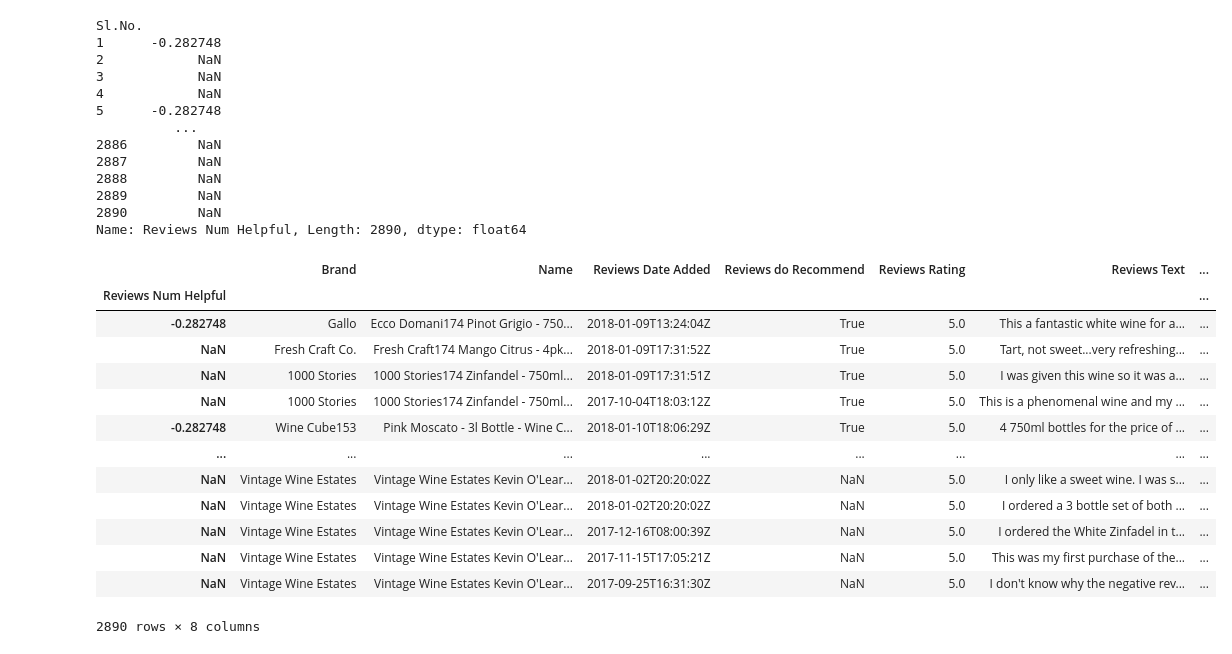
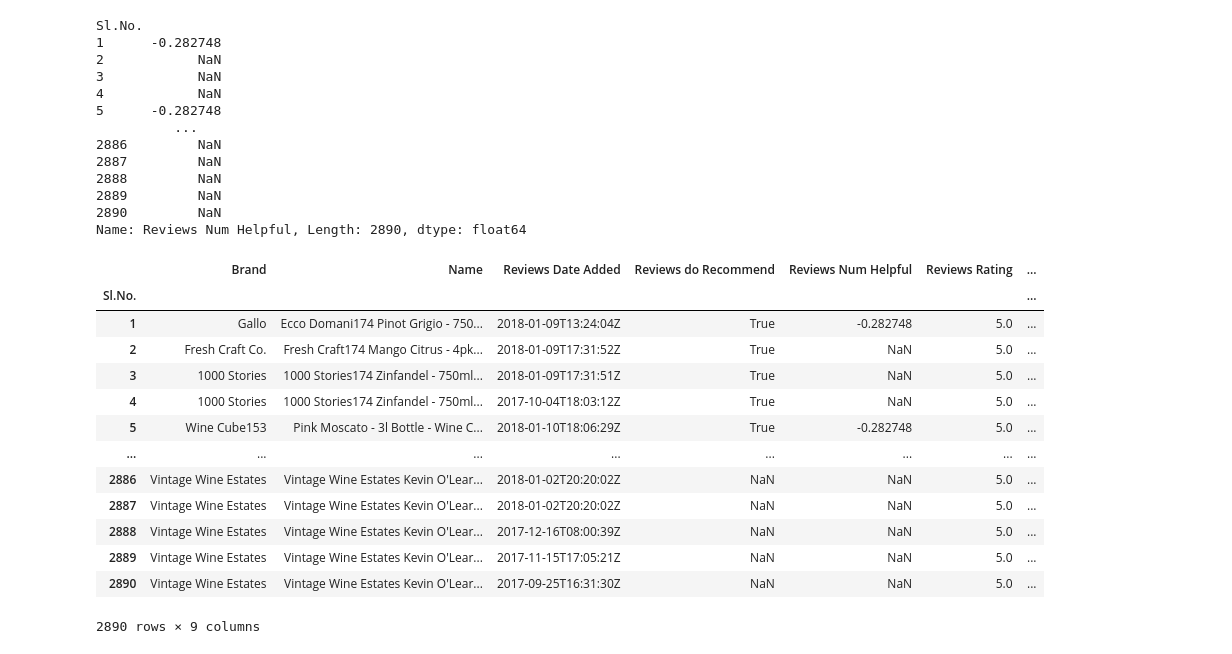
Before and after one commit to alighaderipour/python_hundred_days, a Jupyter notebook: Pandas/Kaggle/3-summary functions and maps.ipynb, the cells around one changed output. Drawn from its saved outputs; the diff is of its cells as text; code cells hidden in the pictures.

```diff
--- a/Pandas/Kaggle/3-summary functions and maps.ipynb
+++ b/Pandas/Kaggle/3-summary functions and maps.ipynb
@@ -162,22 +162,22 @@ Name: Reviews Num Helpful, Length: 2890, dtype: float64
 # %%
 def reviews_num_helpful(row):
     row["Reviews Num Helpful"] = row["Reviews Num Helpful"] - reviews_num_helpful_mean
     return row
 
 
-reviews.apply(reviews_num_helpful, axis='columns').set_index('Reviews Num Helpful')
+reviews.apply(reviews_num_helpful, axis='columns')
 # %% [output]
-|  | Brand | Name | Reviews Date Added | Reviews do Recommend | Reviews Rating | Reviews Text | ... |
-| Reviews Num Helpful |  |  |  |  |  |  | ... |
-| -0.282748 | Gallo | Ecco Domani174 Pinot Grigio - 750... | 2018-01-09T13:24:04Z | True | 5.0 | This a fantastic white wine for a... | ... |
-| NaN | Fresh Craft Co. | Fresh Craft174 Mango Citrus - 4pk... | 2018-01-09T17:31:52Z | True | 5.0 | Tart, not sweet...very refreshing... | ... |
-| NaN | 1000 Stories | 1000 Stories174 Zinfandel - 750ml... | 2018-01-09T17:31:51Z | True | 5.0 | I was given this wine so it was a... | ... |
-| NaN | 1000 Stories | 1000 Stories174 Zinfandel - 750ml... | 2017-10-04T18:03:12Z | True | 5.0 | This is a phenomenal wine and my ... | ... |
-| -0.282748 | Wine Cube153 | Pink Moscato - 3l Bottle - Wine C... | 2018-01-10T18:06:29Z | True | 5.0 | 4 750ml bottles for the price of ... | ... |
+|  | Brand | Name | Reviews Date Added | Reviews do Recommend | Reviews Num Helpful | Reviews Rating | ... |
+| Sl.No. |  |  |  |  |  |  | ... |
+| 1 | Gallo | Ecco Domani174 Pinot Grigio - 750... | 2018-01-09T13:24:04Z | True | -0.282748 | 5.0 | ... |
+| 2 | Fresh Craft Co. | Fresh Craft174 Mango Citrus - 4pk... | 2018-01-09T17:31:52Z | True | NaN | 5.0 | ... |
+| 3 | 1000 Stories | 1000 Stories174 Zinfandel - 750ml... | 2018-01-09T17:31:51Z | True | NaN | 5.0 | ... |
+| 4 | 1000 Stories | 1000 Stories174 Zinfandel - 750ml... | 2017-10-04T18:03:12Z | True | NaN | 5.0 | ... |
+| 5 | Wine Cube153 | Pink Moscato - 3l Bottle - Wine C... | 2018-01-10T18:06:29Z | True | -0.282748 | 5.0 | ... |
 | ... | ... | ... | ... | ... | ... | ... | ... |
-| NaN | Vintage Wine Estates | Vintage Wine Estates Kevin O'Lear... | 2018-01-02T20:20:02Z | NaN | 5.0 | I only like a sweet wine. I was s... | ... |
-| NaN | Vintage Wine Estates | Vintage Wine Estates Kevin O'Lear... | 2018-01-02T20:20:02Z | NaN | 5.0 | I ordered a 3 bottle set of both ... | ... |
-| NaN | Vintage Wine Estates | Vintage Wine Estates Kevin O'Lear... | 2017-12-16T08:00:39Z | NaN | 5.0 | I ordered the White Zinfadel in t... | ... |
-| NaN | Vintage Wine Estates | Vintage Wine Estates Kevin O'Lear... | 2017-11-15T17:05:21Z | NaN | 5.0 | This was my first purchase of the... | ... |
-| NaN | Vintage Wine Estates | Vintage Wine Estates Kevin O'Lear... | 2017-09-25T16:31:30Z | NaN | 5.0 | I don't know why the negative rev... | ... |
+| 2886 | Vintage Wine Estates | Vintage Wine Estates Kevin O'Lear... | 2018-01-02T20:20:02Z | NaN | NaN | 5.0 | ... |
+| 2887 | Vintage Wine Estates | Vintage Wine Estates Kevin O'Lear... | 2018-01-02T20:20:02Z | NaN | NaN | 5.0 | ... |
+| 2888 | Vintage Wine Estates | Vintage Wine Estates Kevin O'Lear... | 2017-12-16T08:00:39Z | NaN | NaN | 5.0 | ... |
+| 2889 | Vintage Wine Estates | Vintage Wine Estates Kevin O'Lear... | 2017-11-15T17:05:21Z | NaN | NaN | 5.0 | ... |
+| 2890 | Vintage Wine Estates | Vintage Wine Estates Kevin O'Lear... | 2017-09-25T16:31:30Z | NaN | NaN | 5.0 | ... |
-2890 rows × 8 columns
+2890 rows × 9 columns
```
Also changed, not shown: parts of 2 cells of this notebook, 2 other files.
